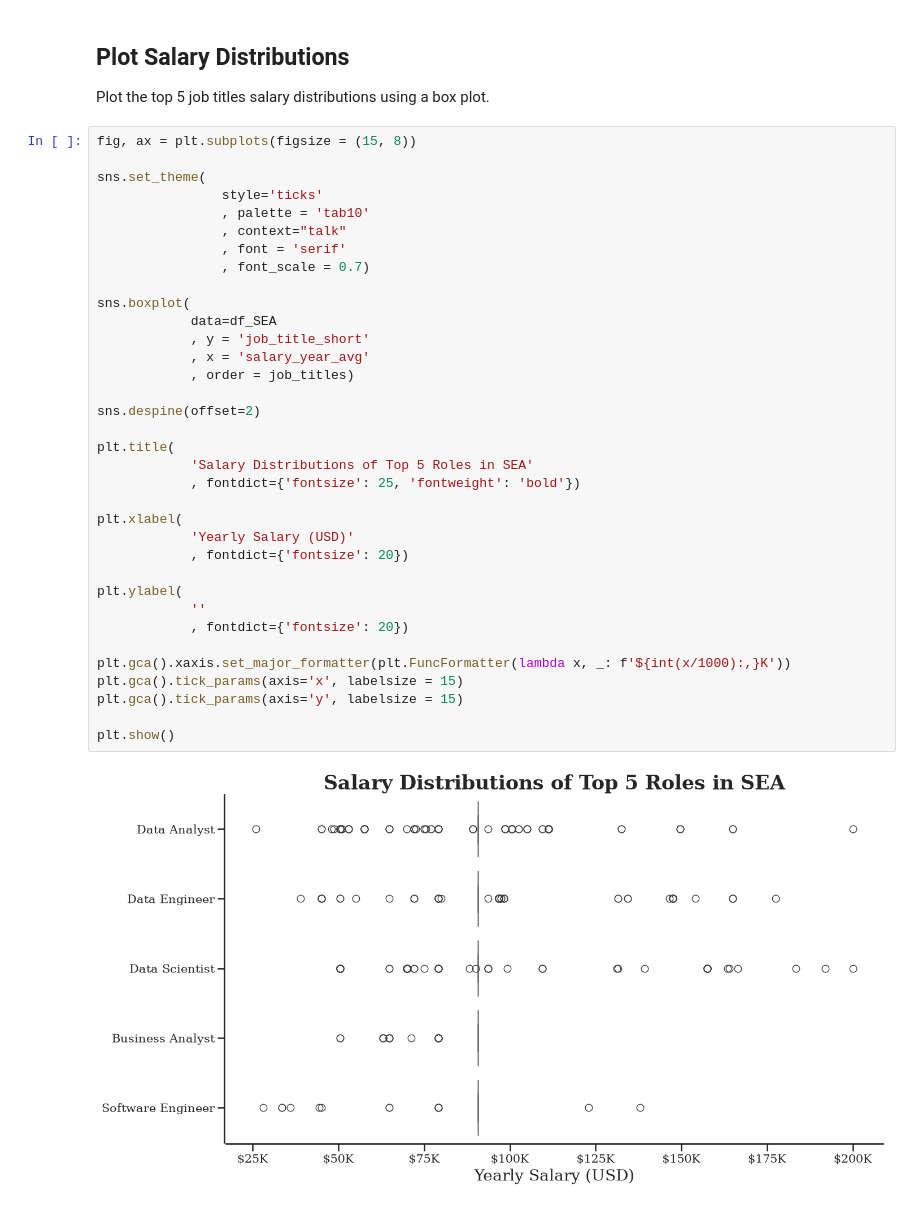
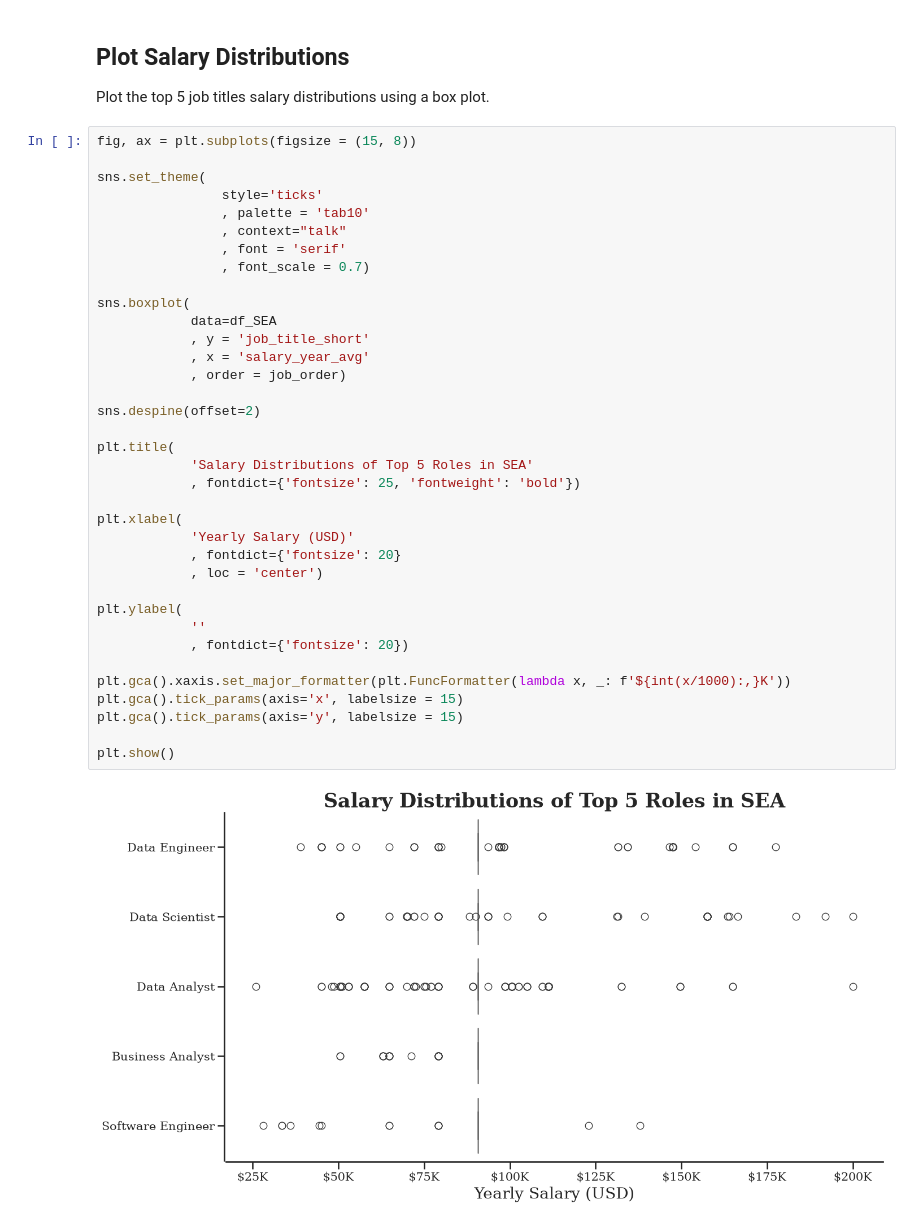
Before and after one commit to JohnnyQuant/Python_Data_Project, a Jupyter notebook: Project/4_Salary_Trend.ipynb, the cells around one changed output. Cells and saved outputs as stored; diff of their text form.

```diff
--- a/Project/4_Salary_Trend.ipynb
+++ b/Project/4_Salary_Trend.ipynb
@@ -75,33 +75,34 @@ sns.set_theme(
                 style='ticks'
                 , palette = 'tab10'
                 , context="talk"
                 , font = 'serif'
                 , font_scale = 0.7)
 
 sns.boxplot(
             data=df_SEA
             , y = 'job_title_short'
             , x = 'salary_year_avg'
-            , order = job_titles)
+            , order = job_order)
 
 sns.despine(offset=2)
 
 plt.title(
             'Salary Distributions of Top 5 Roles in SEA'
             , fontdict={'fontsize': 25, 'fontweight': 'bold'})
 
 plt.xlabel(
             'Yearly Salary (USD)'
-            , fontdict={'fontsize': 20})
+            , fontdict={'fontsize': 20}
+            , loc = 'center')
 
 plt.ylabel(
             ''
             , fontdict={'fontsize': 20})
 
 plt.gca().xaxis.set_major_formatter(plt.FuncFormatter(lambda x, _: f'${int(x/1000):,}K'))
 plt.gca().tick_params(axis='x', labelsize = 15)
 plt.gca().tick_params(axis='y', labelsize = 15)
 
 plt.show()
 # %% [output]
-[figure, old version]
+[figure, new version]
```
Also changed, not shown: parts of 1 cell of this notebook.
